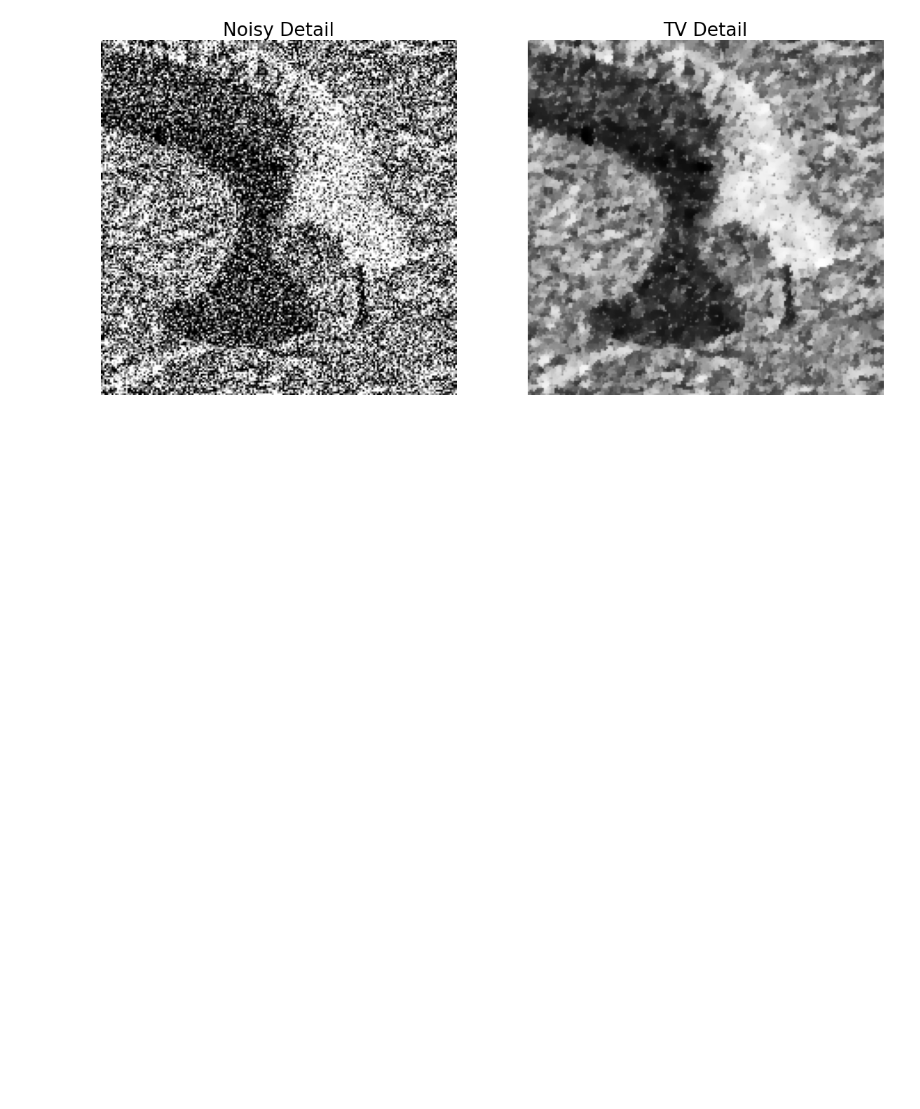
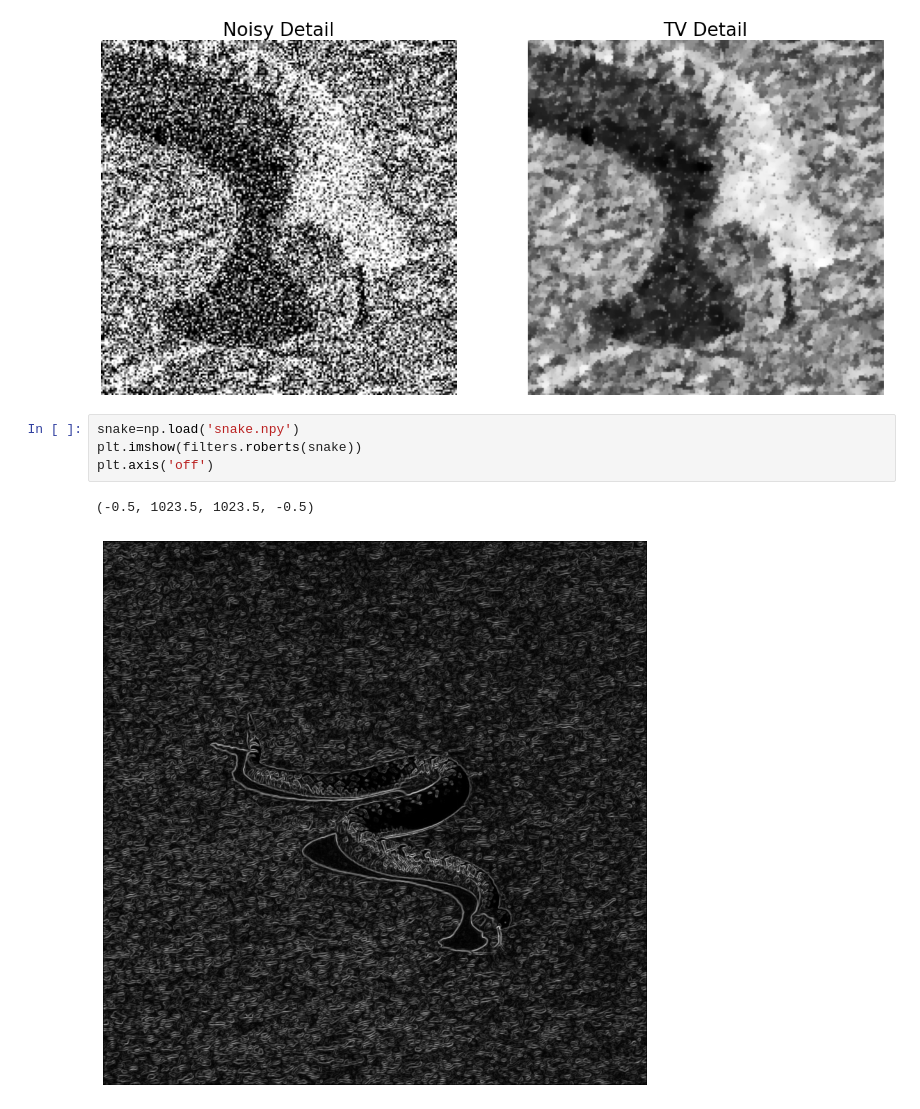
Before and after one commit to djbradyAtOpticalSciencesArizona/computationalImaging, a Jupyter notebook: inverseProblems/lassoAndTVRegression.ipynb, the cells around one changed output. Saved outputs shown, nothing was run; the diff lists cells and outputs as text; blank space fills up the shorter version.

```diff
--- a/inverseProblems/lassoAndTVRegression.ipynb
+++ b/inverseProblems/lassoAndTVRegression.ipynb
@@ -203,3 +203,10 @@ files.download('snakeTVDetail.pdf')
 [interactive output not drawn]
 [interactive output not drawn]
 [figure]
+# %%
+snake=np.load('snake.npy')
+plt.imshow(filters.roberts(snake))
+plt.axis('off')
+# %% [output]
+(-0.5, 1023.5, 1023.5, -0.5)
+[figure, added]
```
Also changed, not shown: parts of 3 cells of this notebook.
